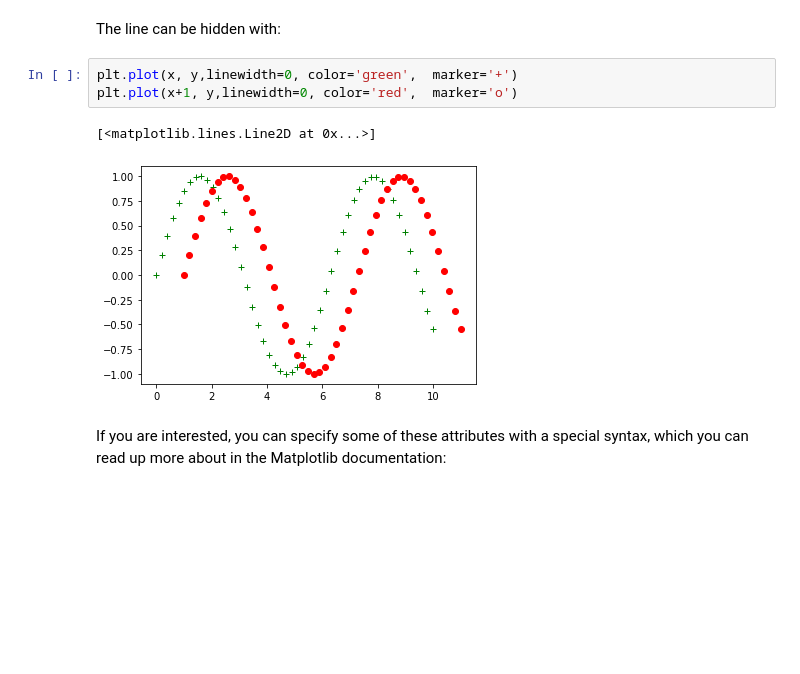
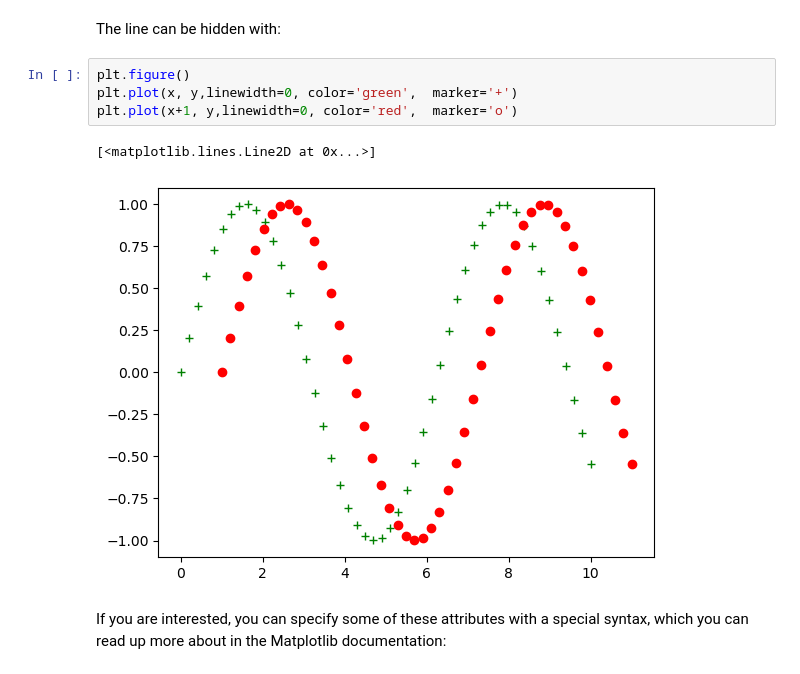
Before and after one commit to andreall/dicca__python_course, a Jupyter notebook: 03_matplotlib.ipynb, the cells around one changed output. Saved outputs shown, nothing was run; the diff lists cells and outputs as text; blank space fills up the shorter version.

```diff
--- a/03_matplotlib.ipynb
+++ b/03_matplotlib.ipynb
@@ -58,11 +58,12 @@ plt.plot(x, y, 'o', color='k')
 # %% [markdown]
 The line can be hidden with:
 # %%
+plt.figure()
 plt.plot(x, y,linewidth=0, color='green',  marker='+')
 plt.plot(x+1, y,linewidth=0, color='red',  marker='o')
 # %% [output]
 [<matplotlib.lines.Line2D at 0x...>]
-[figure, old version]
+[figure, new version]
 # %% [markdown]
 If you are interested, you can specify some of these attributes with a special syntax, which you can read up more about in the Matplotlib documentation:
 # %%
```
Also changed, not shown: parts of 44 cells of this notebook, 2 other files.
